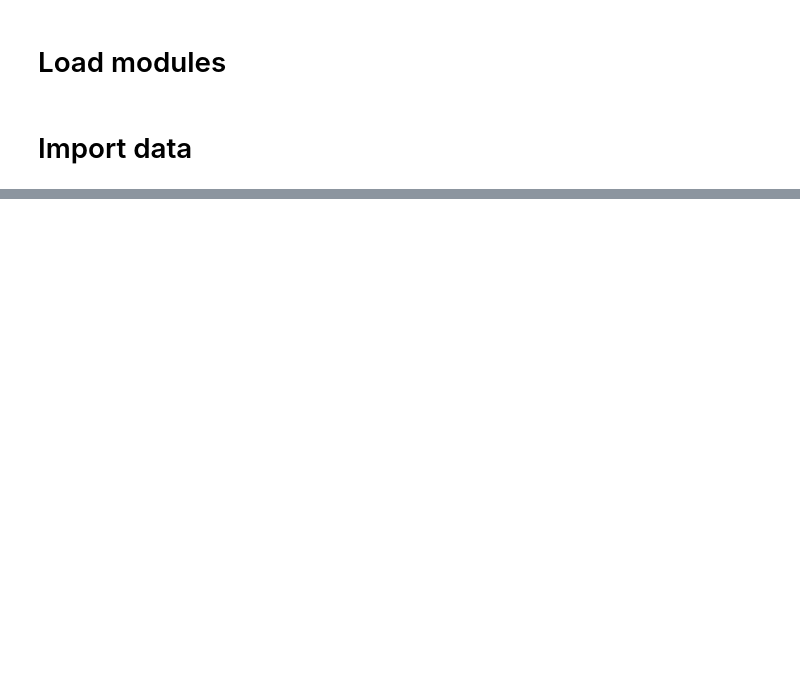
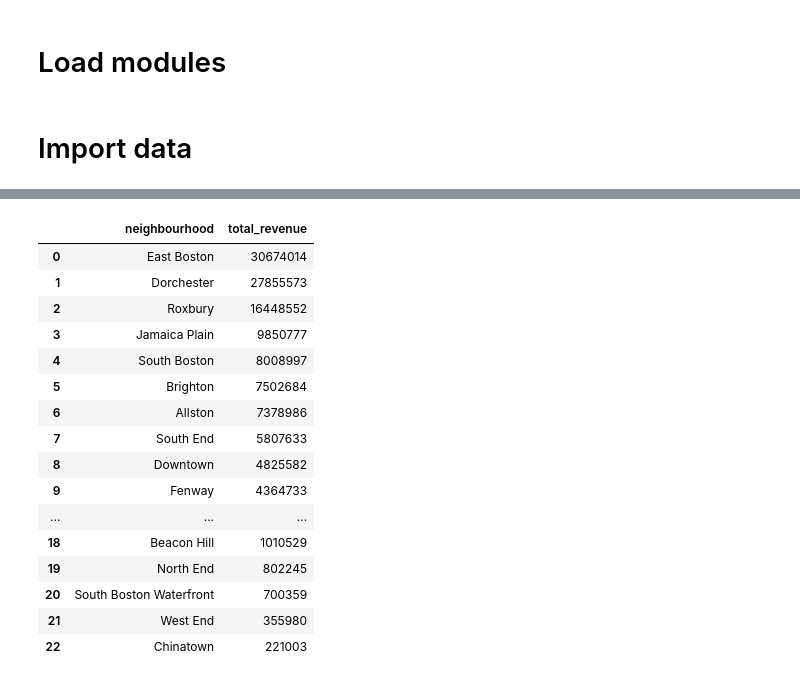
Before and after one commit to radbys/autodesk_assessment, a Jupyter notebook: assessment.ipynb, the cells around one changed output, grey strips where cells are left out. Saved outputs shown, nothing was run; the diff lists cells and outputs as text; code cells hidden in the pictures; blank space fills up the shorter version.

```diff
--- a/assessment.ipynb
+++ b/assessment.ipynb
@@ -25,0 +94,43 @@ reviews = pd.read_excel('data/reviews-Boston.xlsx')
+# %%
+qry = '''
+SELECT
+    l.neighbourhood,
+    SUM(bd.revenue) total_revenue
+
+FROM
+    booking_details as bd
+
+    left join listings as l
+        on bd.listing_id = l.id
+
+WHERE
+    l.room_type == "Private room"
+
+GROUP BY
+    1
+
+HAVING
+    total_revenue > 200000
+
+ORDER BY
+    2 DESC
+'''
+sqldf(qry)
+# %% [output]
+|  | neighbourhood | total_revenue |
+| 0 | East Boston | 30674014 |
+| 1 | Dorchester | 27855573 |
+| 2 | Roxbury | 16448552 |
+| 3 | Jamaica Plain | 9850777 |
+| 4 | South Boston | 8008997 |
+| 5 | Brighton | 7502684 |
+| 6 | Allston | 7378986 |
+| 7 | South End | 5807633 |
+| 8 | Downtown | 4825582 |
+| 9 | Fenway | 4364733 |
+| ... | ... | ... |
+| 18 | Beacon Hill | 1010529 |
+| 19 | North End | 802245 |
+| 20 | South Boston Waterfront | 700359 |
+| 21 | West End | 355980 |
+| 22 | Chinatown | 221003 |
```
Also changed, not shown: parts of 24 cells of this notebook, 3 other files.
